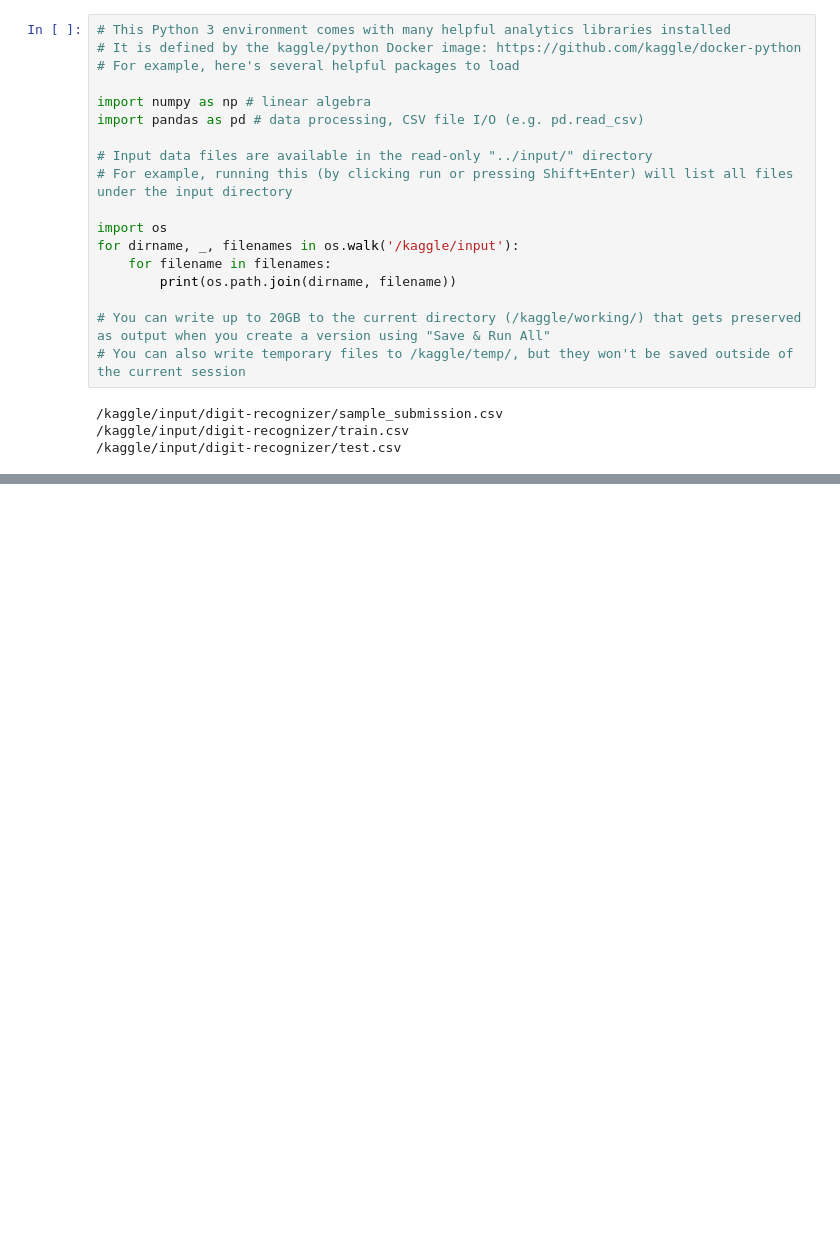
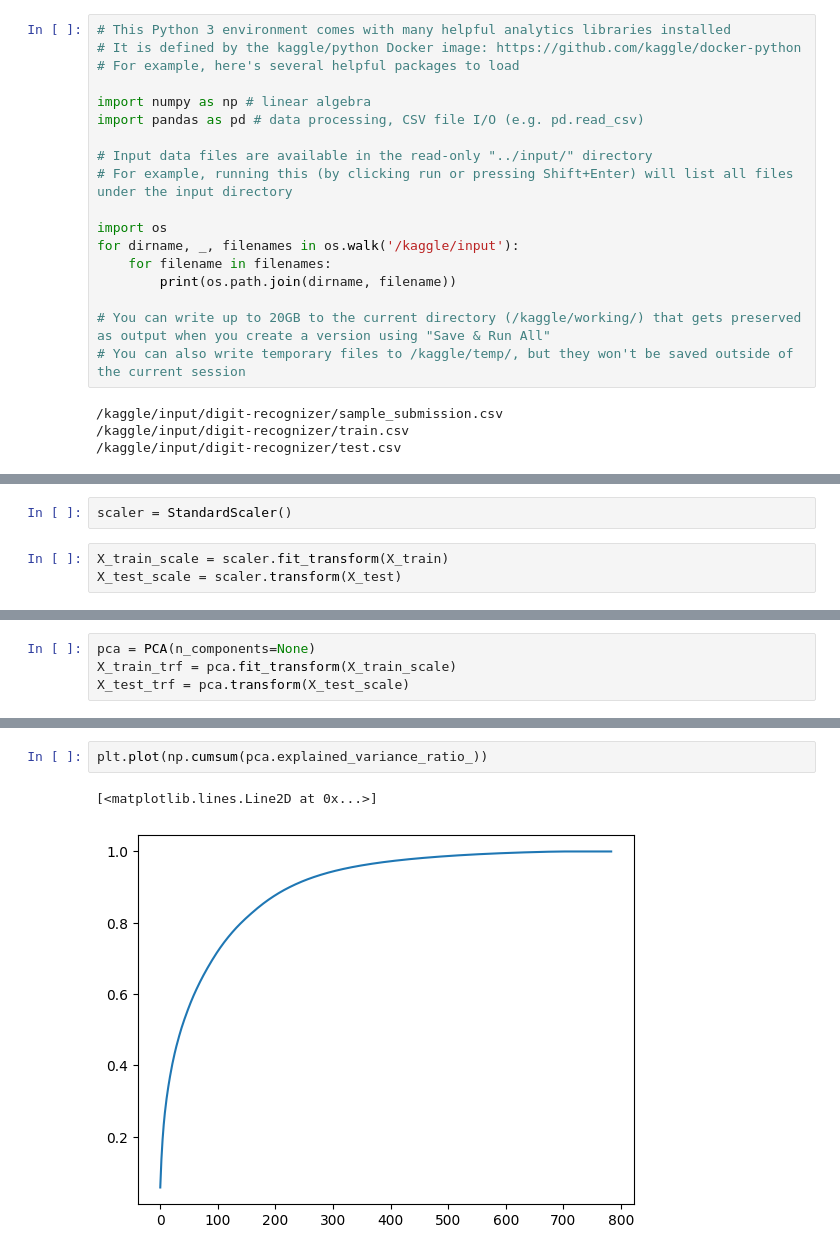
Before and after one commit to tajshuvoo/ml_and_advance_practice, a Jupyter notebook: ml/4-feature-engineering/PCA/pca-on-mnist.ipynb, the cells around one changed output, grey strips where cells are left out. Cells and saved outputs as stored; diff of their text form; blank space fills up the shorter version.

```diff
--- a/ml/4-feature-engineering/PCA/pca-on-mnist.ipynb
+++ b/ml/4-feature-engineering/PCA/pca-on-mnist.ipynb
@@ -22,0 +76,5 @@ for dirname, _, filenames in os.walk('/kaggle/input'):
+# %%
+scaler = StandardScaler()
+# %%
+X_train_scale = scaler.fit_transform(X_train)
+X_test_scale = scaler.transform(X_test)
@@ -22,0 +195,4 @@ for dirname, _, filenames in os.walk('/kaggle/input'):
+# %%
+pca = PCA(n_components=None)
+X_train_trf = pca.fit_transform(X_train_scale)
+X_test_trf = pca.transform(X_test_scale)
@@ -22,0 +223,5 @@ for dirname, _, filenames in os.walk('/kaggle/input'):
+# %%
+plt.plot(np.cumsum(pca.explained_variance_ratio_))
+# %% [output]
+[<matplotlib.lines.Line2D at 0x...>]
+[figure, added]
```
Also changed, not shown: parts of 35 cells of this notebook.
